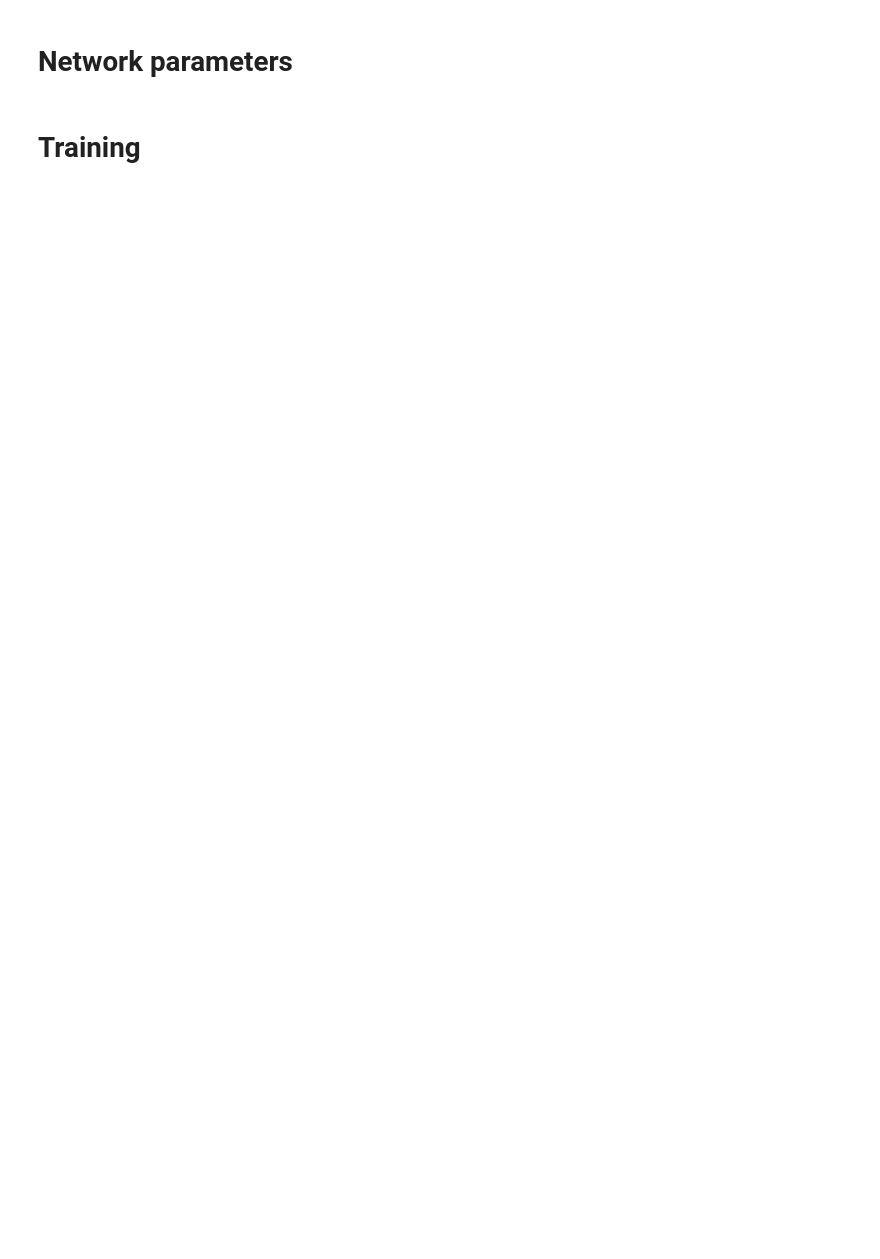
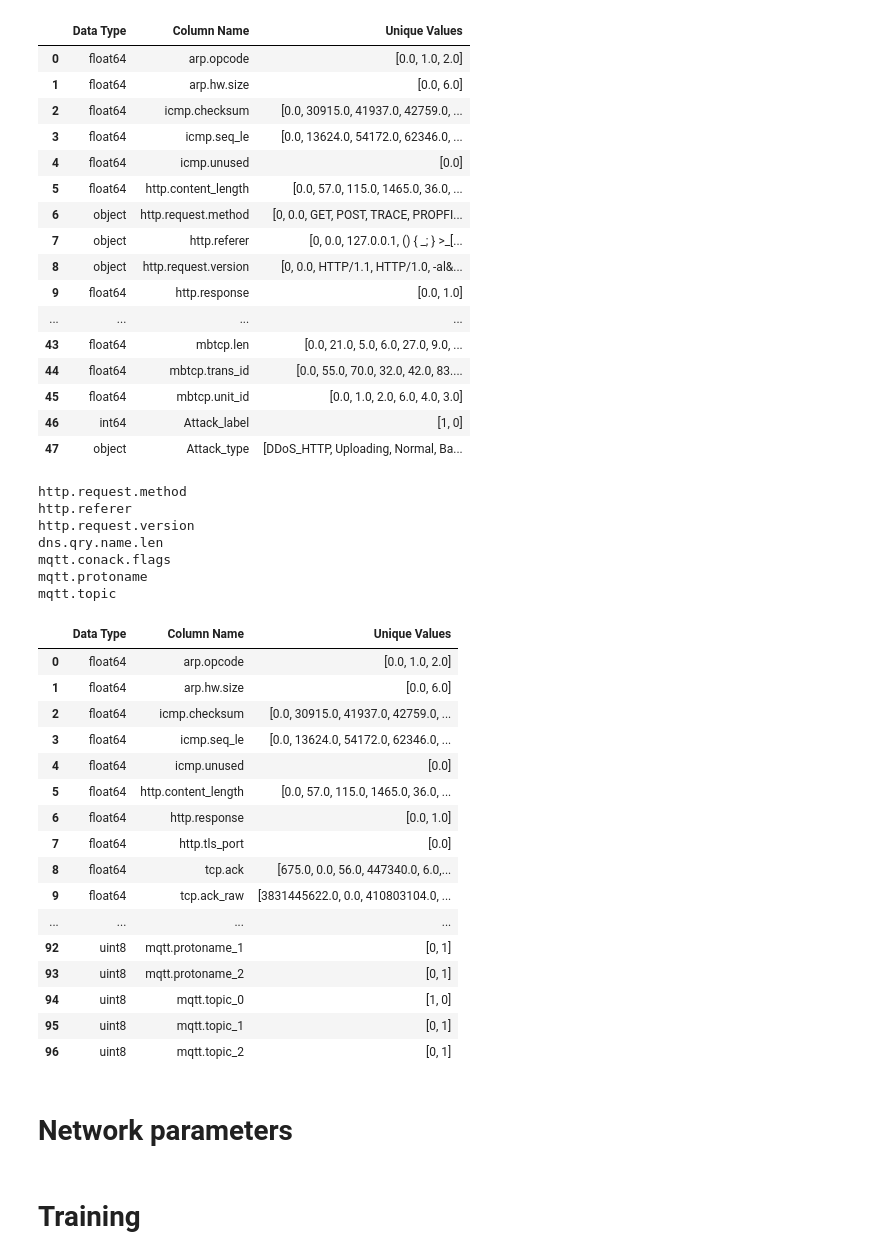
Before and after one commit to Melicias/INOVMineral, a Jupyter notebook: EdgeIIot_tabnet_multi_oneGo.ipynb, the cells around one changed output. Saved outputs shown, nothing was run; the diff lists cells and outputs as text; code cells hidden in the pictures; blank space fills up the shorter version.

Commit message:
update to test tabnet

```diff
--- a/EdgeIIot_tabnet_multi_oneGo.ipynb
+++ b/EdgeIIot_tabnet_multi_oneGo.ipynb
@@ -89,34 +89,76 @@ features = [ col for col in df.columns if col not in ["Attack_label"]+["Attack_t
 
 le = LabelEncoder()
 le.fit(df["Attack_type"].values)
 
-train_val_indices, test_indices = train_test_split(range(n_total), test_size=0.2, random_state=random_state)
+train_val_indices, test_indices = train_test_split(range(n_total), test_size=0.8, random_state=random_state)
 train_indices, valid_indices = train_test_split(train_val_indices, test_size=0.25, random_state=random_state) # 0.25 x 0.8 = 0.2
 
 X_train = df[features].values[train_val_indices]
 y_train = df["Attack_type"].values[train_val_indices]
 y_train = le.transform(y_train)
 
 X_valid = df[features].values[valid_indices]
 y_valid = df["Attack_type"].values[valid_indices]
 y_valid = le.transform(y_valid)
 
 X_test = df[features].values[test_indices]
 y_test = df["Attack_type"].values[test_indices]
 y_test = le.transform(y_test)
 
 standScaler = StandardScaler()
 model_norm = standScaler.fit(X_train)
 
 X_train = model_norm.transform(X_train)
 X_test = model_norm.transform(X_test)
 X_valid = model_norm.transform(X_valid)
 
 del df
 gc.collect()
 
 sm = SMOTE(random_state=random_state,n_jobs=1,k_neighbors=1)
 X_train, y_train = sm.fit_resample(X_train, y_train)
+# %% [output]
+|  | Data Type | Column Name | Unique Values |
+| 0 | float64 | arp.opcode | [0.0, 1.0, 2.0] |
+| 1 | float64 | arp.hw.size | [0.0, 6.0] |
+| 2 | float64 | icmp.checksum | [0.0, 30915.0, 41937.0, 42759.0, ... |
+| 3 | float64 | icmp.seq_le | [0.0, 13624.0, 54172.0, 62346.0, ... |
+| 4 | float64 | icmp.unused | [0.0] |
+| 5 | float64 | http.content_length | [0.0, 57.0, 115.0, 1465.0, 36.0, ... |
+| 6 | object | http.request.method | [0, 0.0, GET, POST, TRACE, PROPFI... |
+| 7 | object | http.referer | [0, 0.0, 127.0.0.1, () { _; } >_[... |
+| 8 | object | http.request.version | [0, 0.0, HTTP/1.1, HTTP/1.0, -al&... |
+| 9 | float64 | http.response | [0.0, 1.0] |
+| ... | ... | ... | ... |
+| 43 | float64 | mbtcp.len | [0.0, 21.0, 5.0, 6.0, 27.0, 9.0, ... |
+| 44 | float64 | mbtcp.trans_id | [0.0, 55.0, 70.0, 32.0, 42.0, 83.... |
+| 45 | float64 | mbtcp.unit_id | [0.0, 1.0, 2.0, 6.0, 4.0, 3.0] |
+| 46 | int64 | Attack_label | [1, 0] |
+| 47 | object | Attack_type | [DDoS_HTTP, Uploading, Normal, Ba... |
+http.request.method
+http.referer
+http.request.version
+dns.qry.name.len
+mqtt.conack.flags
+mqtt.protoname
+mqtt.topic
+|  | Data Type | Column Name | Unique Values |
+| 0 | float64 | arp.opcode | [0.0, 1.0, 2.0] |
+| 1 | float64 | arp.hw.size | [0.0, 6.0] |
+| 2 | float64 | icmp.checksum | [0.0, 30915.0, 41937.0, 42759.0, ... |
+| 3 | float64 | icmp.seq_le | [0.0, 13624.0, 54172.0, 62346.0, ... |
+| 4 | float64 | icmp.unused | [0.0] |
+| 5 | float64 | http.content_length | [0.0, 57.0, 115.0, 1465.0, 36.0, ... |
+| 6 | float64 | http.response | [0.0, 1.0] |
+| 7 | float64 | http.tls_port | [0.0] |
+| 8 | float64 | tcp.ack | [675.0, 0.0, 56.0, 447340.0, 6.0,... |
+| 9 | float64 | tcp.ack_raw | [3831445622.0, 0.0, 410803104.0, ... |
+| ... | ... | ... | ... |
+| 92 | uint8 | mqtt.protoname_1 | [0, 1] |
+| 93 | uint8 | mqtt.protoname_2 | [0, 1] |
+| 94 | uint8 | mqtt.topic_0 | [1, 0] |
+| 95 | uint8 | mqtt.topic_1 | [0, 1] |
+| 96 | uint8 | mqtt.topic_2 | [0, 1] |
 # %% [markdown]
 # Network parameters
 # %%
```
Also changed, not shown: parts of 1 cell of this notebook, 3 other files.
